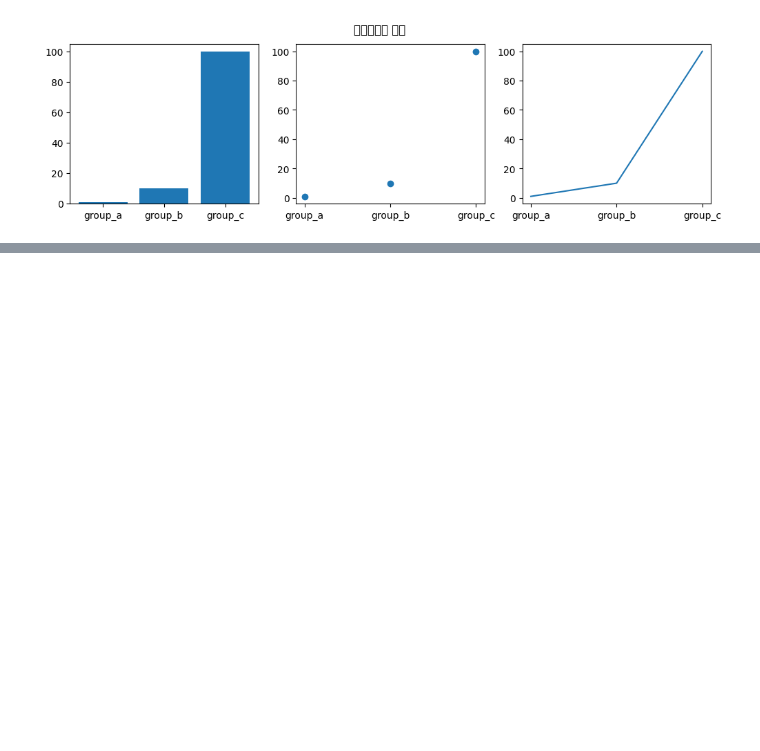
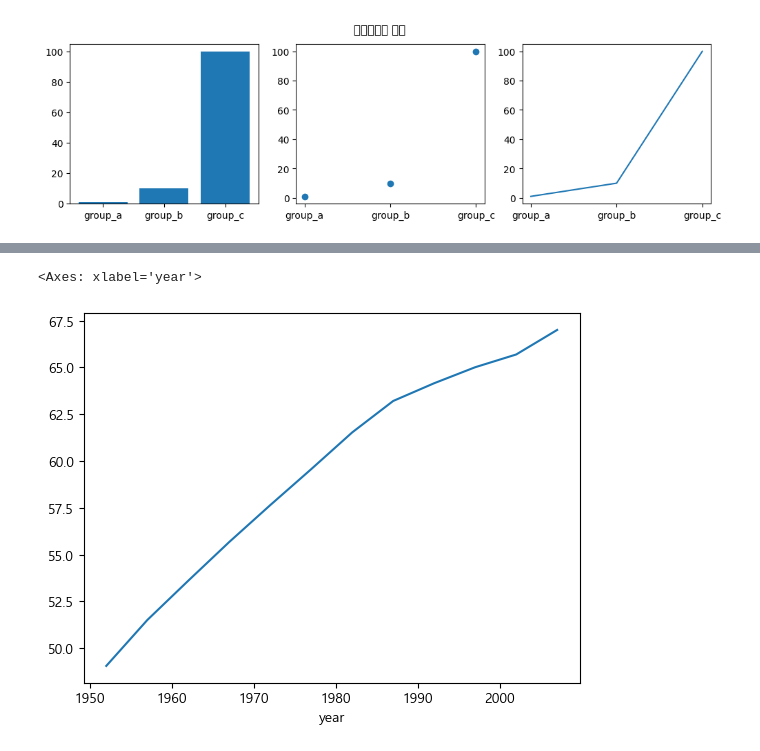
Before and after one commit to livemania/python_basic, a Jupyter notebook: matplotlib_ex.ipynb, the cells around one changed output, grey strips where cells are left out. Cells and saved outputs as stored; diff of their text form; code cells hidden in the pictures; blank space fills up the shorter version.

```diff
--- a/matplotlib_ex.ipynb
+++ b/matplotlib_ex.ipynb
@@ -90,0 +141,5 @@ else:
+# %%
+import pandas as pd
+url = "https://raw.githubusercontent.com/resbaz/r-novice-gapminder-files/master/data/gapminder-FiveYearData.csv"
+df = pd.read_csv(url)
+df
@@ -90,0 +285,10 @@ else:
+# %%
+# 아래와 같이 연도별로 그룹을 만들고, 기대 수명의 평균값을 구해서 차트를 생성할 수 있음.
+# groupby()에서 "year"를 지정해서 기준을 정하고, "lifeExp"컬럼을 지정해서 mean() 평균값을 구하면 됨.
+# 5년에 한번씩 설문을 했기 때문에 1952년, 1957년...과 같이 5년마다 집계된 데이터가 연도별로 출력됨.
+
+%matplotlib inline
+import matplotlib.pyplot as plt
+
+global_yearly_lifeExp = df.groupby("year")["lifeExp"].mean()
+global_yearly_lifeExp
@@ -90,0 +310,6 @@ else:
+# %%
+# 마지막으로 라인 그래프 형태로 그림.
+global_yearly_lifeExp.plot()
+# %% [output]
+<Axes: xlabel='year'>
+[figure, added]
```
Also changed, not shown: parts of 22 cells of this notebook.
